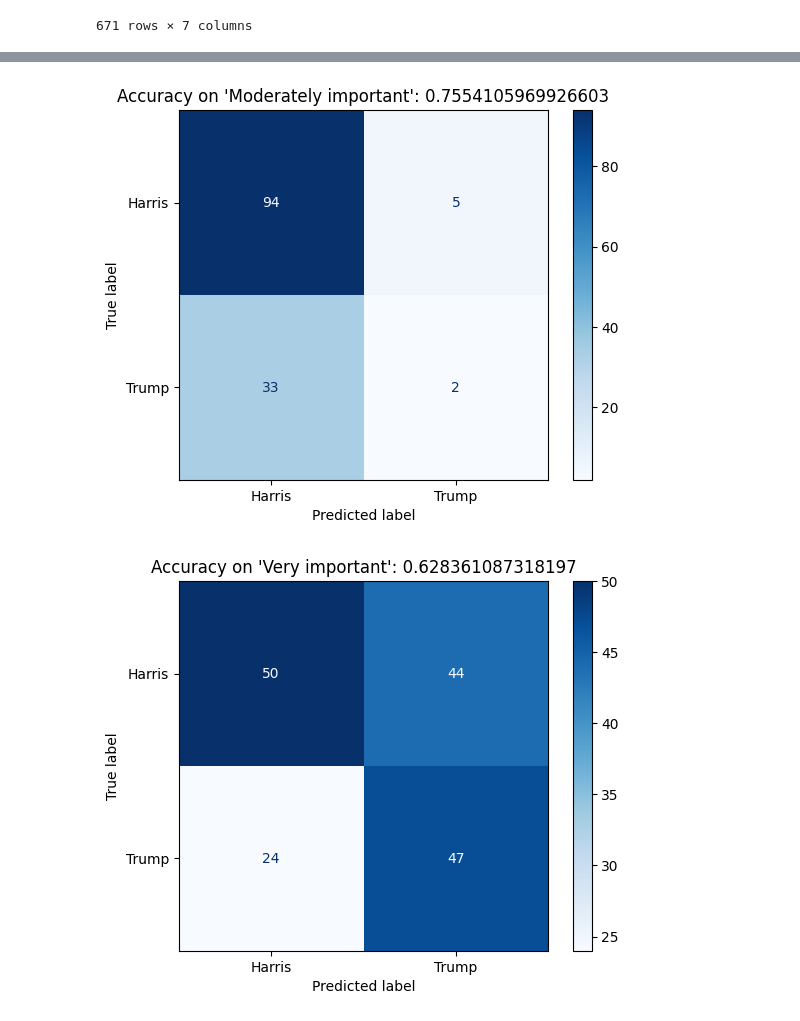
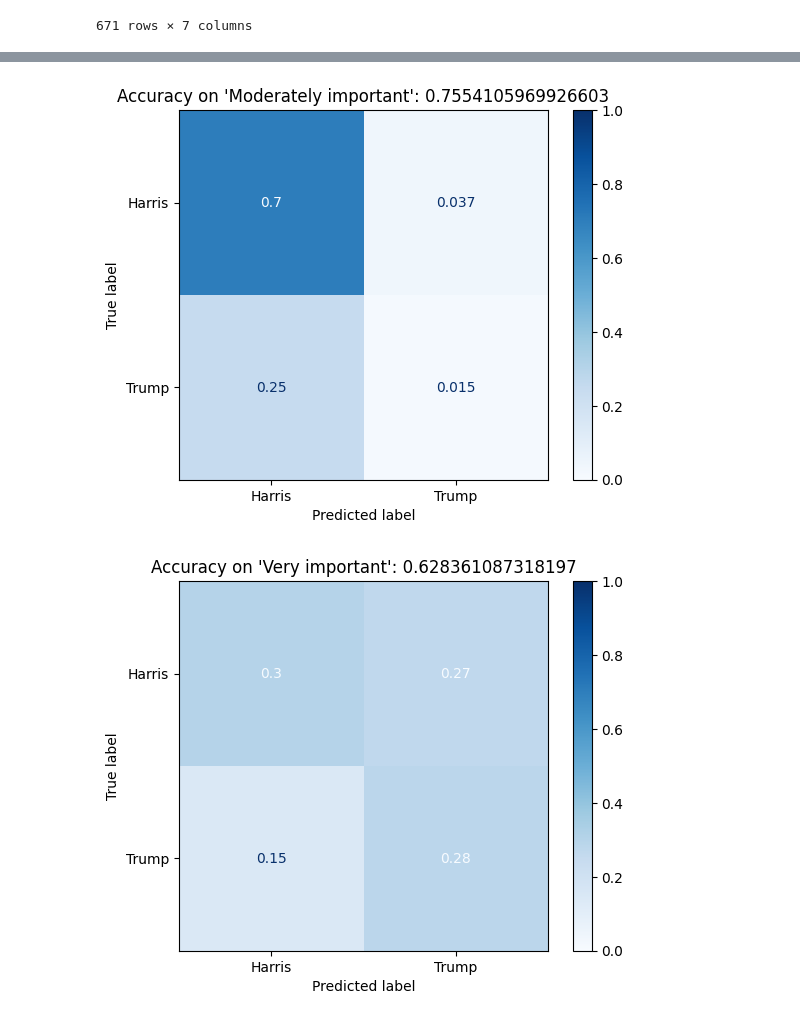
Before and after one commit to Aslan-A-M/CMSC320_Semester_Project, a Jupyter notebook: dataset/Checkpoint3/ml_analysis_organized.ipynb, the cells around one changed output, grey strips where cells are left out. Saved outputs shown, nothing was run; the diff lists cells and outputs as text; code cells hidden in the pictures.

```diff
--- a/dataset/Checkpoint3/ml_analysis_organized.ipynb
+++ b/dataset/Checkpoint3/ml_analysis_organized.ipynb
@@ -301,10 +328,12 @@ plot.plot(cmap = plt.cm.Blues)
 y_pred_train = cat_dtree_bin.predict(Xtrain)
 
 accuracy = accuracy_score(ytrain, y_pred_train, sample_weight=wtrain)
-print(accuracy)
 
 con_mat = confusion_matrix(ytrain, y_pred_train)
+con_mat = con_mat / con_mat.sum()
 labels = cat_dtree_bin.classes_
 plot = ConfusionMatrixDisplay(confusion_matrix=con_mat, display_labels=labels)
 plot.plot(cmap = plt.cm.Blues)
+plot.im_.set_clim(vmin = 0, vmax = 1)
+plt.title(f"Train Accuracy: {accuracy}")
 # %% [output]
@@ -340,8 +372,10 @@ for race, race_df in dfresults.groupby("Race"):
     title = f"Accuracy on '{race}': {accuracy}"
 
     con_mat = confusion_matrix(race_df["Actual"], race_df["Prediction"])
+    con_mat = con_mat / con_mat.sum()
     labels = cat_dtree_bin.classes_
     plot = ConfusionMatrixDisplay(confusion_matrix=con_mat, display_labels=labels)
     plot.plot(cmap = plt.cm.Blues)
+    plot.im_.set_clim(vmin = 0, vmax = 1)
     plt.title(title)
 # %% [output]
@@ -359,8 +403,10 @@ for income, income_df in dfresults.groupby("Household Income"):
     title = f"Accuracy on '{income}': {accuracy}"
 
     con_mat = confusion_matrix(income_df["Actual"], income_df["Prediction"])
+    con_mat = con_mat / con_mat.sum()
     labels = cat_dtree_bin.classes_
     plot = ConfusionMatrixDisplay(confusion_matrix=con_mat, display_labels=labels)
     plot.plot(cmap = plt.cm.Blues)
+    plot.im_.set_clim(vmin = 0, vmax = 1)
     plt.title(title)
 # %% [output]
@@ -378,8 +428,10 @@ for age, age_df in dfresults.groupby("Age Group"):
     title = f"Accuracy on '{age}': {accuracy}"
 
     con_mat = confusion_matrix(age_df["Actual"], age_df["Prediction"])
+    con_mat = con_mat / con_mat.sum()
     labels = cat_dtree_bin.classes_
     plot = ConfusionMatrixDisplay(confusion_matrix=con_mat, display_labels=labels)
     plot.plot(cmap = plt.cm.Blues)
+    plot.im_.set_clim(vmin = 0, vmax = 1)
     plt.title(title)
 # %% [output]
@@ -395,8 +451,10 @@ for nation, nation_df in dfresults.groupby("American Identity"):
     title = f"Accuracy on '{nation}': {accuracy}"
 
     con_mat = confusion_matrix(nation_df["Actual"], nation_df["Prediction"])
+    con_mat = con_mat / con_mat.sum()
     labels = cat_dtree_bin.classes_
     plot = ConfusionMatrixDisplay(confusion_matrix=con_mat, display_labels=labels)
     plot.plot(cmap = plt.cm.Blues)
+    plot.im_.set_clim(vmin = 0, vmax = 1)
     plt.title(title)
 # %% [output]
@@ -405,2 +463,2 @@ for nation, nation_df in dfresults.groupby("American Identity"):
-[figure, old version]
+[figure, new version]
-[figure, old version]
+[figure, new version]
```
Also changed, not shown: parts of 28 cells of this notebook.
